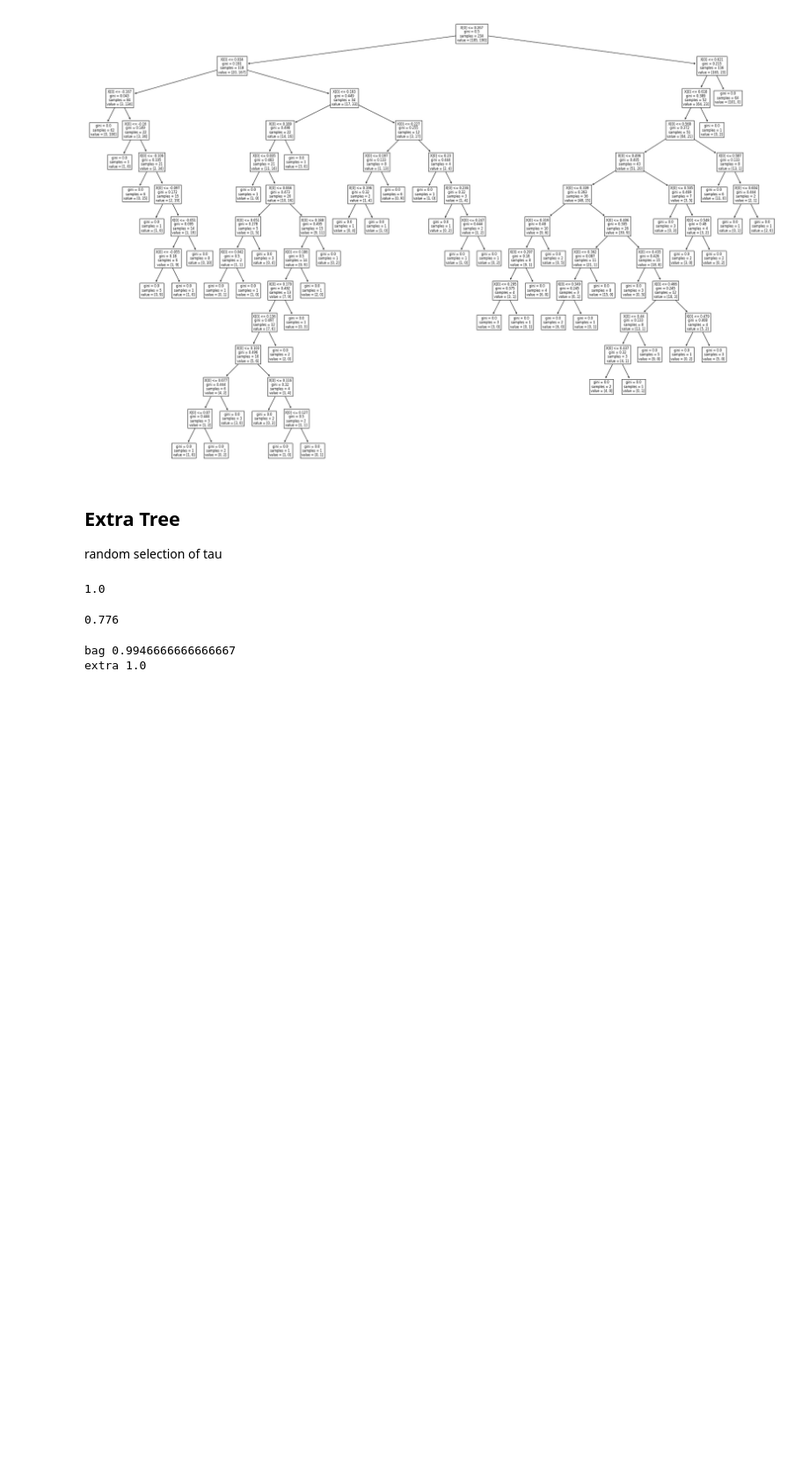
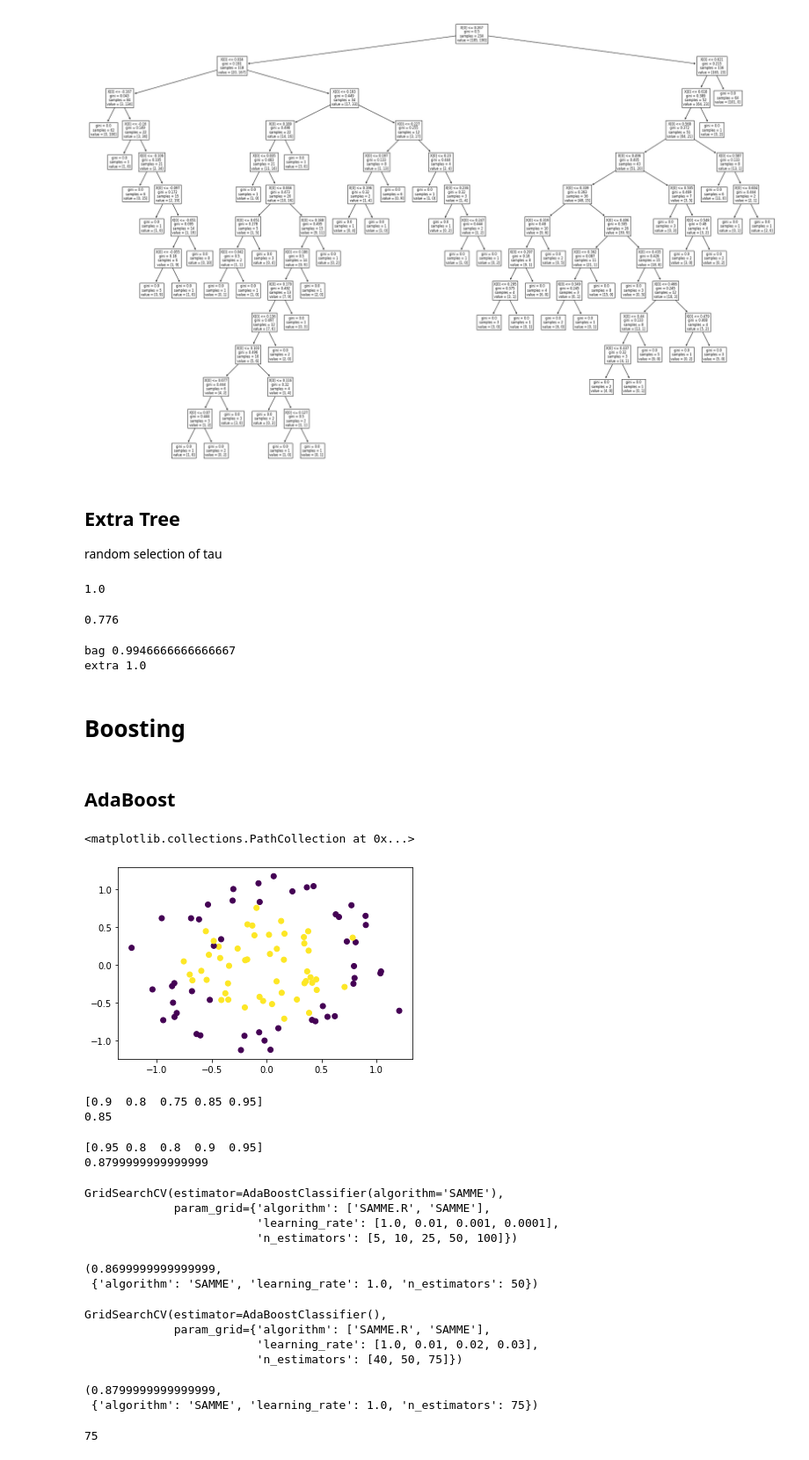
Before and after one commit to Diwakar-Gupta/LrcDataScience, a Jupyter notebook: 22-02-03-Ensemble/Codes.ipynb, the cells around one changed output. Shown: that part at 88% size. Drawn from its saved outputs; the diff is of its cells as text; code cells hidden in the pictures; blank space fills up the shorter version.

```diff
--- a/22-02-03-Ensemble/Codes.ipynb
+++ b/22-02-03-Ensemble/Codes.ipynb
@@ -220,3 +220,7 @@ print('extra', tree.score(xtrain, ytrain))
 # %% [output]
 bag 0.9946666666666667
 extra 1.0
+# %% [markdown]
+# Boosting
+# %% [markdown]
+## AdaBoost
@@ -222,0 +231,6 @@ extra 1.0
+# %%
+X, y = make_circles(n_samples = 100, noise = 0.15, factor = 0.5)
+plt.scatter(X[:, 0], X[:, 1], c = y)
+# %% [output]
+<matplotlib.collections.PathCollection at 0x...>
+[figure, added]
@@ -222,0 +241,9 @@ extra 1.0
+# %%
+from sklearn.model_selection import cross_val_score
+
+res = cross_val_score(clf, X, y, cv=5)
+print(res)
+print(res.mean())
+# %% [output]
+[0.9  0.8  0.75 0.85 0.95]
+0.85
@@ -222,0 +254,55 @@ extra 1.0
+# %%
+from sklearn.model_selection import cross_val_score
+
+res = cross_val_score(clf, X, y, cv=5)
+print(res)
+print(res.mean())
+# %% [output]
+[0.95 0.8  0.8  0.9  0.95]
+0.8799999999999999
+# %%
+from sklearn.model_selection import GridSearchCV
+
+param = {
+    'n_estimators': [5, 10, 25, 50, 100],
+    'learning_rate': [1.0, 0.01, 0.001, 0.0001],
+    'algorithm': ['SAMME.R', 'SAMME']
+}
+
+gs = GridSearchCV(clf, param)
+gs.fit(X, y)
+# %% [output]
+GridSearchCV(estimator=AdaBoostClassifier(algorithm='SAMME'),
+             param_grid={'algorithm': ['SAMME.R', 'SAMME'],
+                         'learning_rate': [1.0, 0.01, 0.001, 0.0001],
+                         'n_estimators': [5, 10, 25, 50, 100]})
+# %%
+gs.best_score_, gs.best_params_
+# %% [output]
+(0.8699999999999999,
+ {'algorithm': 'SAMME', 'learning_rate': 1.0, 'n_estimators': 50})
+# %%
+from sklearn.model_selection import GridSearchCV
+
+param = {
+    'n_estimators': [40, 50, 75],
+    'learning_rate': [1.0, 0.01, 0.02, 0.03],
+    'algorithm': ['SAMME.R', 'SAMME']
+}
+
+gs = GridSearchCV(clf, param)
+gs.fit(X, y)
+# %% [output]
+GridSearchCV(estimator=AdaBoostClassifier(),
+             param_grid={'algorithm': ['SAMME.R', 'SAMME'],
+                         'learning_rate': [1.0, 0.01, 0.02, 0.03],
+                         'n_estimators': [40, 50, 75]})
+# %%
+gs.best_score_, gs.best_params_
+# %% [output]
+(0.8799999999999999,
+ {'algorithm': 'SAMME', 'learning_rate': 1.0, 'n_estimators': 75})
+# %%
+clf.n_estimators
+# %% [output]
+75
```
Also changed, not shown: parts of 5 cells of this notebook.
